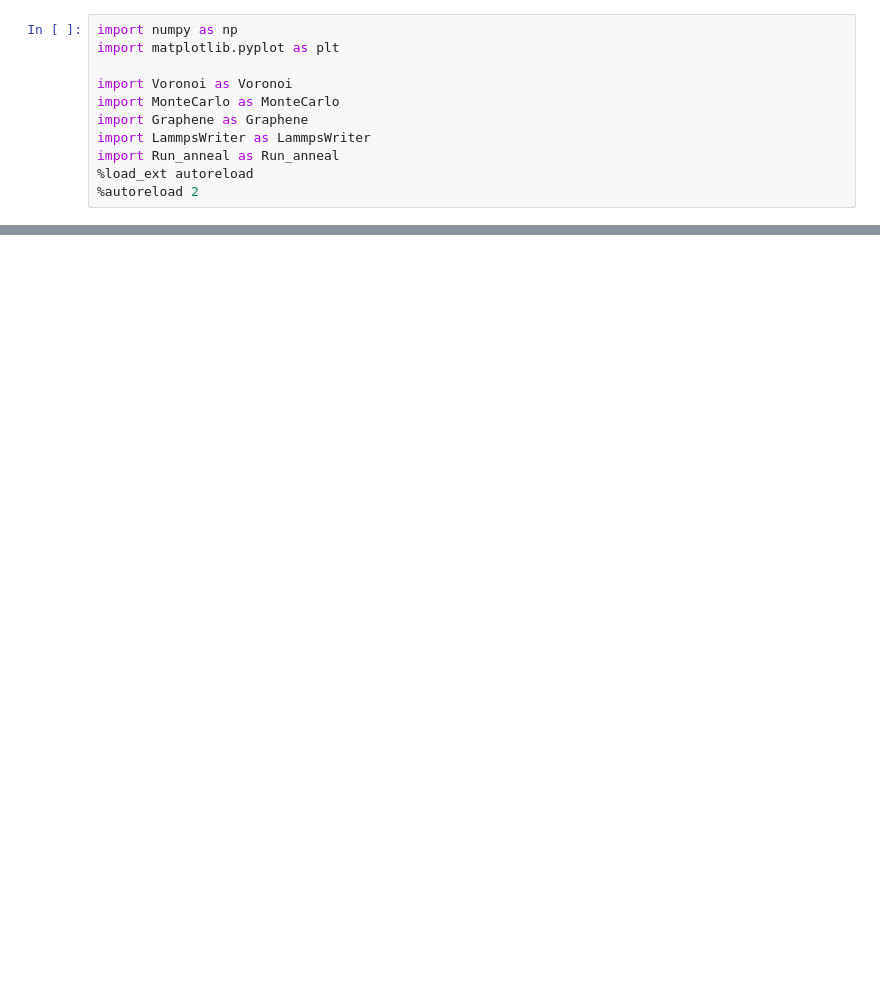
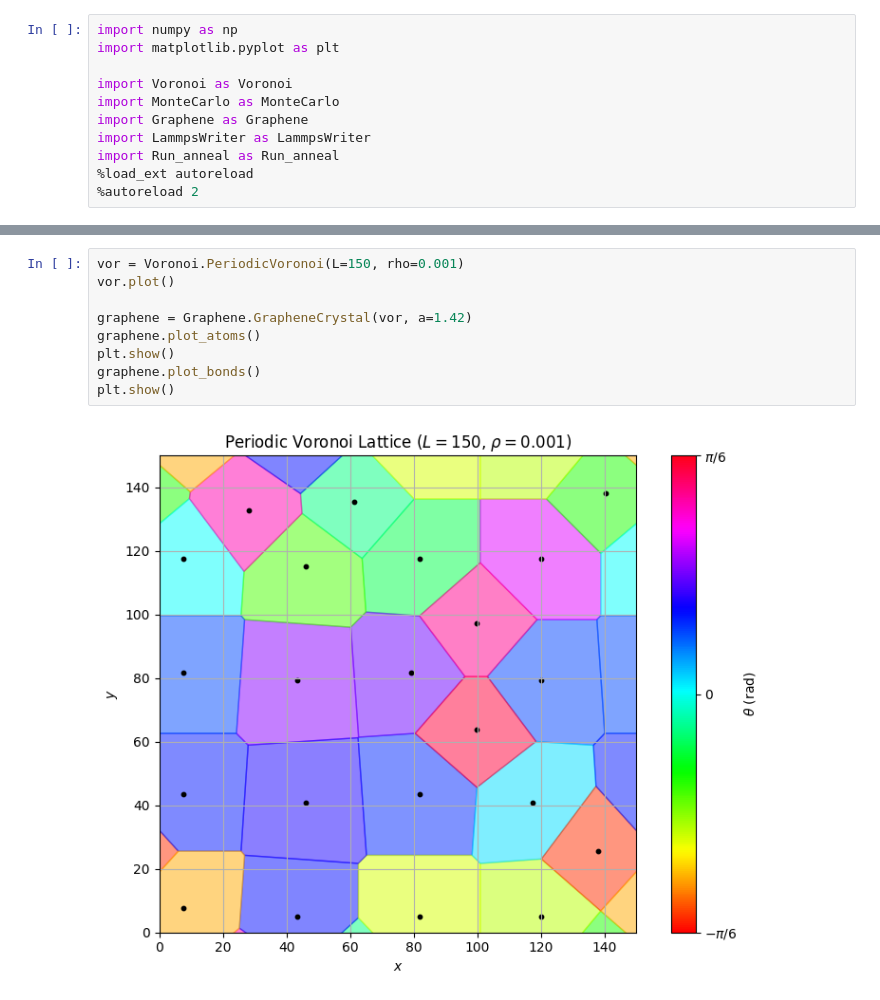
Before and after one commit to Ciciss1/TP, a Jupyter notebook: TP2/Simulation/test.ipynb, the cells around one changed output, grey strips where cells are left out. Saved outputs shown, nothing was run; the diff lists cells and outputs as text; blank space fills up the shorter version.

```diff
--- a/TP2/Simulation/test.ipynb
+++ b/TP2/Simulation/test.ipynb
@@ -47,0 +40,11 @@ plt.show()
+# %%
+vor = Voronoi.PeriodicVoronoi(L=150, rho=0.001)
+vor.plot()
+
+graphene = Graphene.GrapheneCrystal(vor, a=1.42)
+graphene.plot_atoms()
+plt.show()
+graphene.plot_bonds()
+plt.show()
+# %% [output]
+[figure, added]
```
Also changed, not shown: parts of 3 cells of this notebook, 2 other files.
